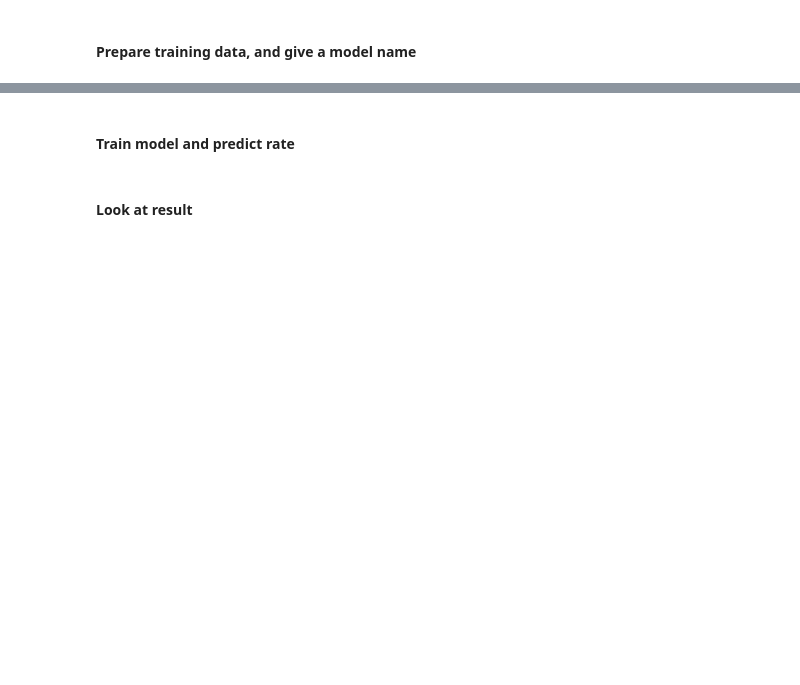
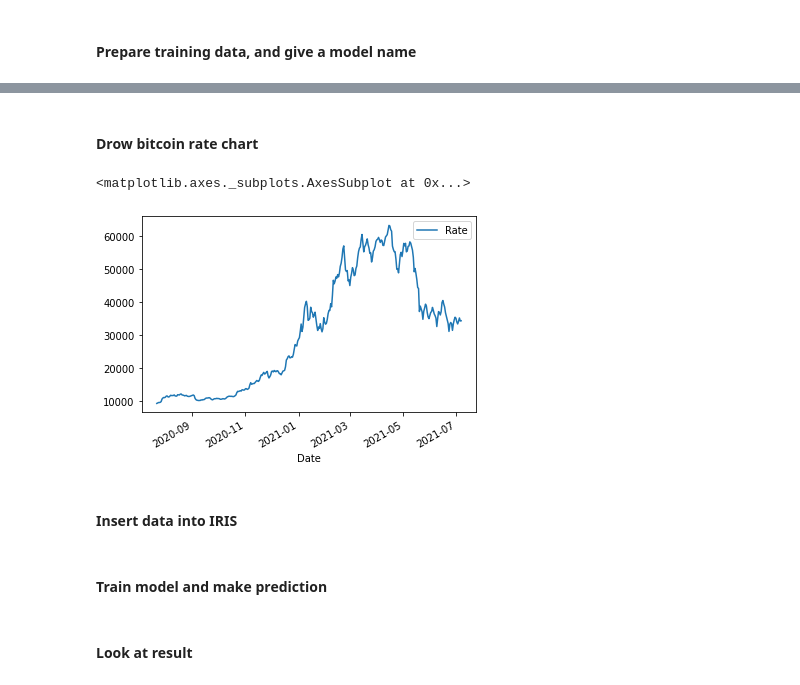
Before and after one commit to danoleg/cryptocurrency-rate-forecasting, a Jupyter notebook: jupyter-notebooks/bitcoin-rate-forecasting.ipynb, the cells around one changed output, grey strips where cells are left out. Drawn from its saved outputs; the diff is of its cells as text; code cells hidden in the pictures; blank space fills up the shorter version.

```diff
--- a/jupyter-notebooks/bitcoin-rate-forecasting.ipynb
+++ b/jupyter-notebooks/bitcoin-rate-forecasting.ipynb
@@ -114,0 +119,12 @@ modelName = "SVR" #chose a name - must be unique in server end
+# %%
+import pandas as pd
+from datetime import datetime, timedelta
+
+rates = pd.read_csv("coin_Bitcoin.csv", sep=",")
+rates['Date'] = pd.to_datetime(rates.Date)
+rates['Rate'] = (rates['High']+rates['Low'])/2
+del rates['SNo'], rates['Name'], rates['Symbol'], rates['High'], rates['Low'], rates['Open'], rates['Close'], rates['Volume'], rates['Marketcap']
+
+last_year_rates = rates.loc[rates['Date'] >= datetime.today() - timedelta(days=365)]
+
+last_year_rates.head()
@@ -114,0 +138,9 @@ modelName = "SVR" #chose a name - must be unique in server end
+# %% [markdown]
+#### Drow bitcoin rate chart
+# %%
+last_year_rates.plot.line('Date', 'Rate')
+# %% [output]
+<matplotlib.axes._subplots.AxesSubplot at 0x...>
+[figure, added]
+# %% [markdown]
+#### Insert data into IRIS
@@ -115,3 +150,3 @@ modelName = "SVR" #chose a name - must be unique in server end
 # %% [markdown]
-#### Train model and predict rate
+#### Train model and make prediction
 # %%
```
Also changed, not shown: parts of 13 cells of this notebook, 1 other file.
